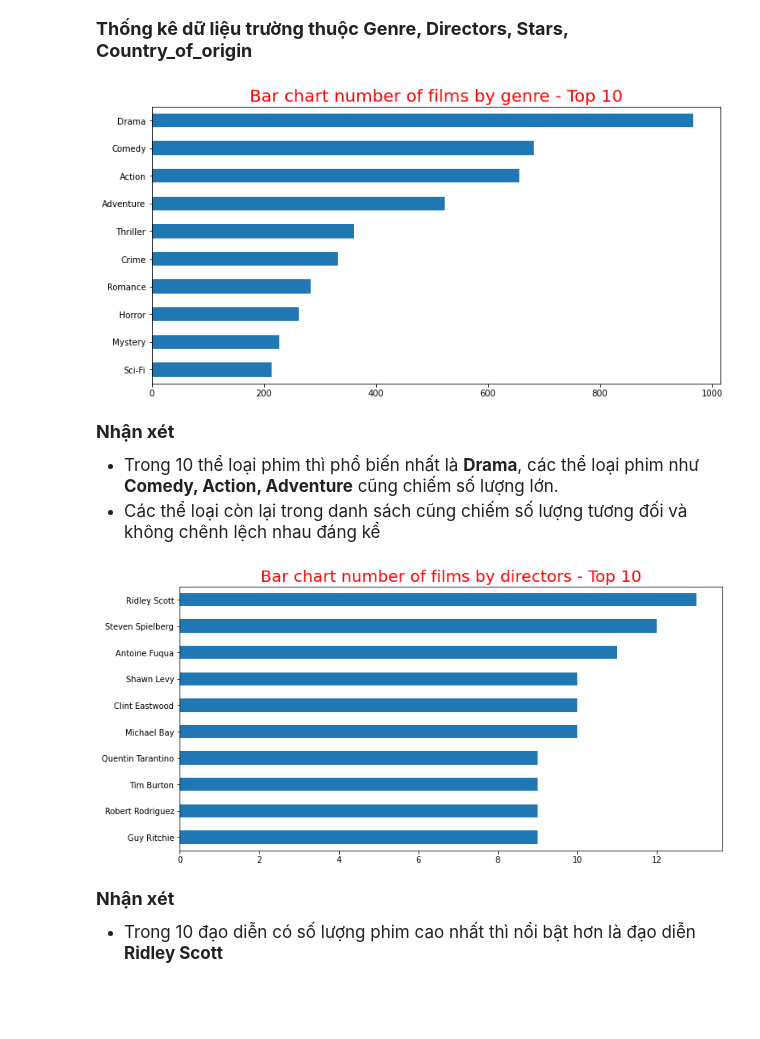
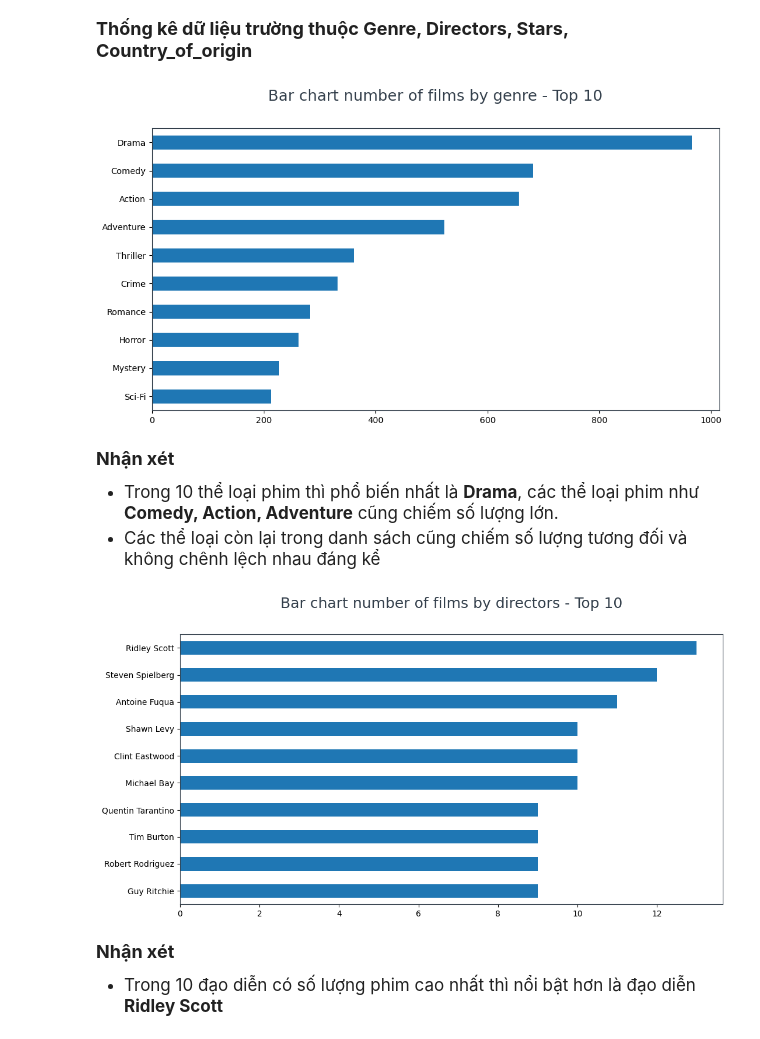
Before and after one commit to ShinNgao12/KHDL-UD, a Jupyter notebook: Lab01/Lab01.ipynb, the cells around one changed output. Drawn from its saved outputs; the diff is of its cells as text; code cells hidden in the pictures; blank space fills up the shorter version.

```diff
--- a/Lab01/Lab01.ipynb
+++ b/Lab01/Lab01.ipynb
@@ -249,18 +255,18 @@ movie_df['Country_of_origin'] = movie_df['Country_of_origin'].apply(lambda x: [i
 # %%
 plt.rcParams['figure.figsize'] = 12,6
 movie_df.explode('Genre')['Genre'].value_counts(ascending=True).tail(10).plot.barh()
-plt.title('Bar chart number of films by genre - Top 10', fontsize=20 ,color='red');
+plt.title('Bar chart number of films by genre - Top 10', fontsize=18, y=1.08, color = '#333F4B');
 # %% [output]
-[figure, old version]
+[figure, new version]
 # %% [markdown]
 <span style="font-size:18px;font-family: Times New Roman;">**Nhận xét** </span>
 - <span style="font-size:17px;font-family: Times New Roman;">Trong 10 thể loại phim thì phổ biến nhất là **Drama**, các thể loại phim như **Comedy, Action, Adventure** cũng chiếm số lượng lớn. </span>
 - <span style="font-size:17px;font-family: Times New Roman;">Các thể loại còn lại trong danh sách cũng chiếm số lượng tương đối và không chênh lệch nhau đáng kể </span>
 # %%
 movie_df.explode('Directors')['Directors'].value_counts(ascending=True).tail(10).plot.barh()
-plt.title('Bar chart number of films by directors - Top 10', fontsize=20 ,color='red');
+plt.title('Bar chart number of films by directors - Top 10', fontsize=18, y=1.08, color = '#333F4B');
 # %% [output]
-[figure, old version]
+[figure, new version]
 # %% [markdown]
 <span style="font-size:18px;font-family: Times New Roman;">**Nhận xét** </span>
 - <span style="font-size:17px;font-family: Times New Roman;">Trong 10 đạo diễn có số lượng phim cao nhất thì nổi bật hơn là đạo diễn **Ridley Scott** </span>
```
Also changed, not shown: parts of 59 cells of this notebook, 1 other file.
